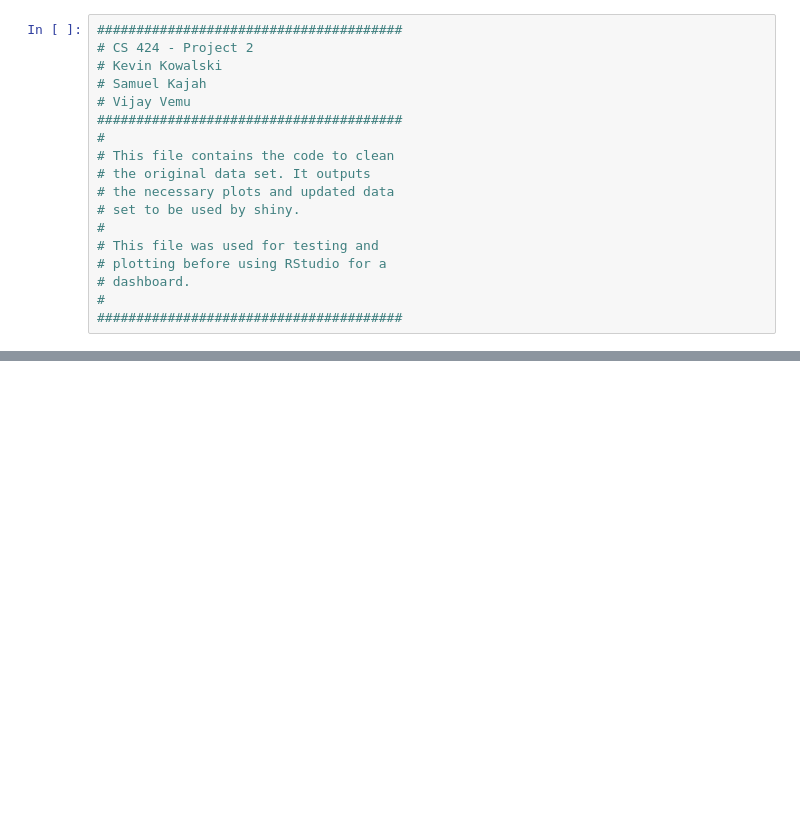
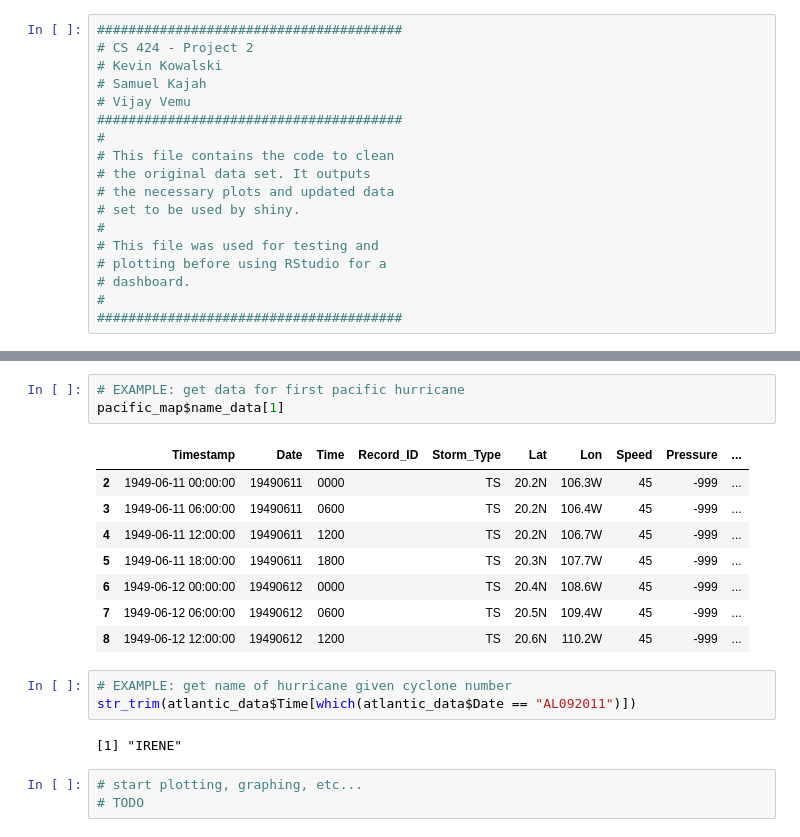
Before and after one commit to kkevn/cs424_project2, a Jupyter notebook: p2_notebook.ipynb, the cells around one changed output, grey strips where cells are left out. Cells and saved outputs as stored; diff of their text form; blank space fills up the shorter version.

```diff
--- a/p2_notebook.ipynb
+++ b/p2_notebook.ipynb
@@ -39,0 +219,20 @@ head(pacific_original)
+# %%
+# EXAMPLE: get data for first pacific hurricane
+pacific_map$name_data[1]
+# %% [output]
+|  | Timestamp | Date | Time | Record_ID | Storm_Type | Lat | Lon | Speed | Pressure | ... |
+| 2 | 1949-06-11 00:00:00 | 19490611 | 0000 |  | TS | 20.2N | 106.3W | 45 | -999 | ... |
+| 3 | 1949-06-11 06:00:00 | 19490611 | 0600 |  | TS | 20.2N | 106.4W | 45 | -999 | ... |
+| 4 | 1949-06-11 12:00:00 | 19490611 | 1200 |  | TS | 20.2N | 106.7W | 45 | -999 | ... |
+| 5 | 1949-06-11 18:00:00 | 19490611 | 1800 |  | TS | 20.3N | 107.7W | 45 | -999 | ... |
+| 6 | 1949-06-12 00:00:00 | 19490612 | 0000 |  | TS | 20.4N | 108.6W | 45 | -999 | ... |
+| 7 | 1949-06-12 06:00:00 | 19490612 | 0600 |  | TS | 20.5N | 109.4W | 45 | -999 | ... |
+| 8 | 1949-06-12 12:00:00 | 19490612 | 1200 |  | TS | 20.6N | 110.2W | 45 | -999 | ... |
+# %%
+# EXAMPLE: get name of hurricane given cyclone number
+str_trim(atlantic_data$Time[which(atlantic_data$Date == "AL092011")])
+# %% [output]
+[1] "IRENE"
+# %%
+# start plotting, graphing, etc...
+# TODO
```
Also changed, not shown: parts of 15 cells of this notebook, 4 other files.
